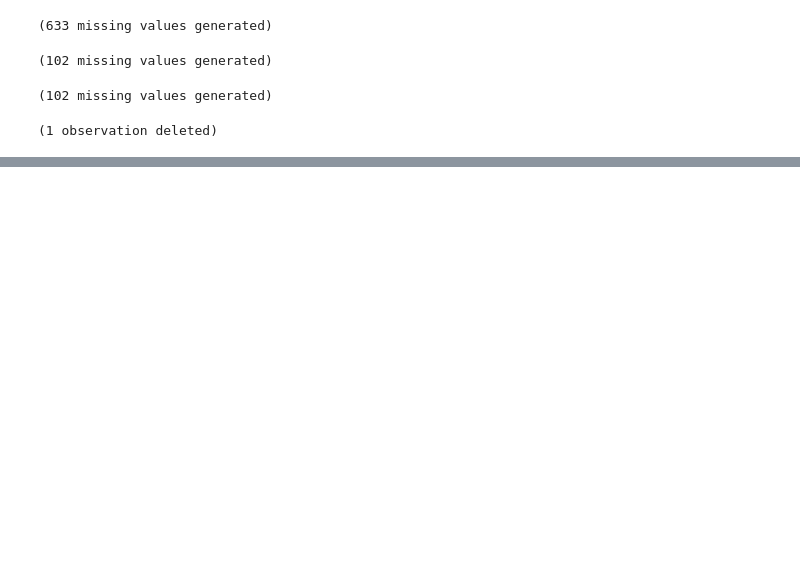
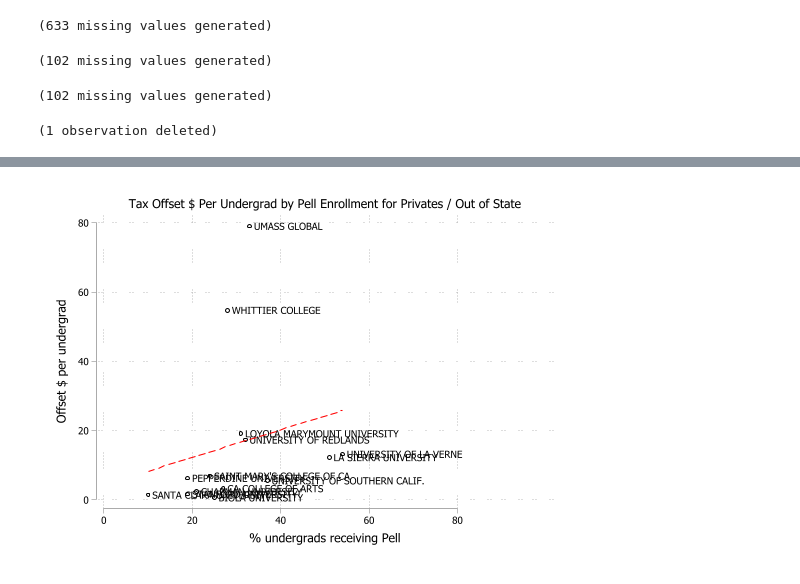
Before and after one commit to HigherEdData/CA-Institutional-Debts, a Jupyter notebook: f1_pell_tax_intercept.ipynb, the cells around one changed output, grey strips where cells are left out. Drawn from its saved outputs; the diff is of its cells as text; code cells hidden in the pictures; blank space fills up the shorter version.

```diff
--- a/f1_pell_tax_intercept.ipynb
+++ b/f1_pell_tax_intercept.ipynb
@@ -37,0 +42,7 @@ tw (scatter amt_undergrad fgrnt_p if amt_undergrad<20, mlabel(agency)) ///
+# %%
+tw (scatter amt_undergrad fgrnt_p, mlabel(agency)) ///
+    (lfit amt_undergrad fgrnt_p, lcolor(red)) if control==2, ///
+    ytitle(Offset $ per undergrad) xtitle(% undergrads receiving Pell) ///
+    legend(off) xlabel(0(20)80) title(Tax Offset $ Per Undergrad by Pell Enrollment for Privates / Out of State)
+# %% [output]
+[figure, added]
```
Also changed, not shown: parts of 4 cells of this notebook.
